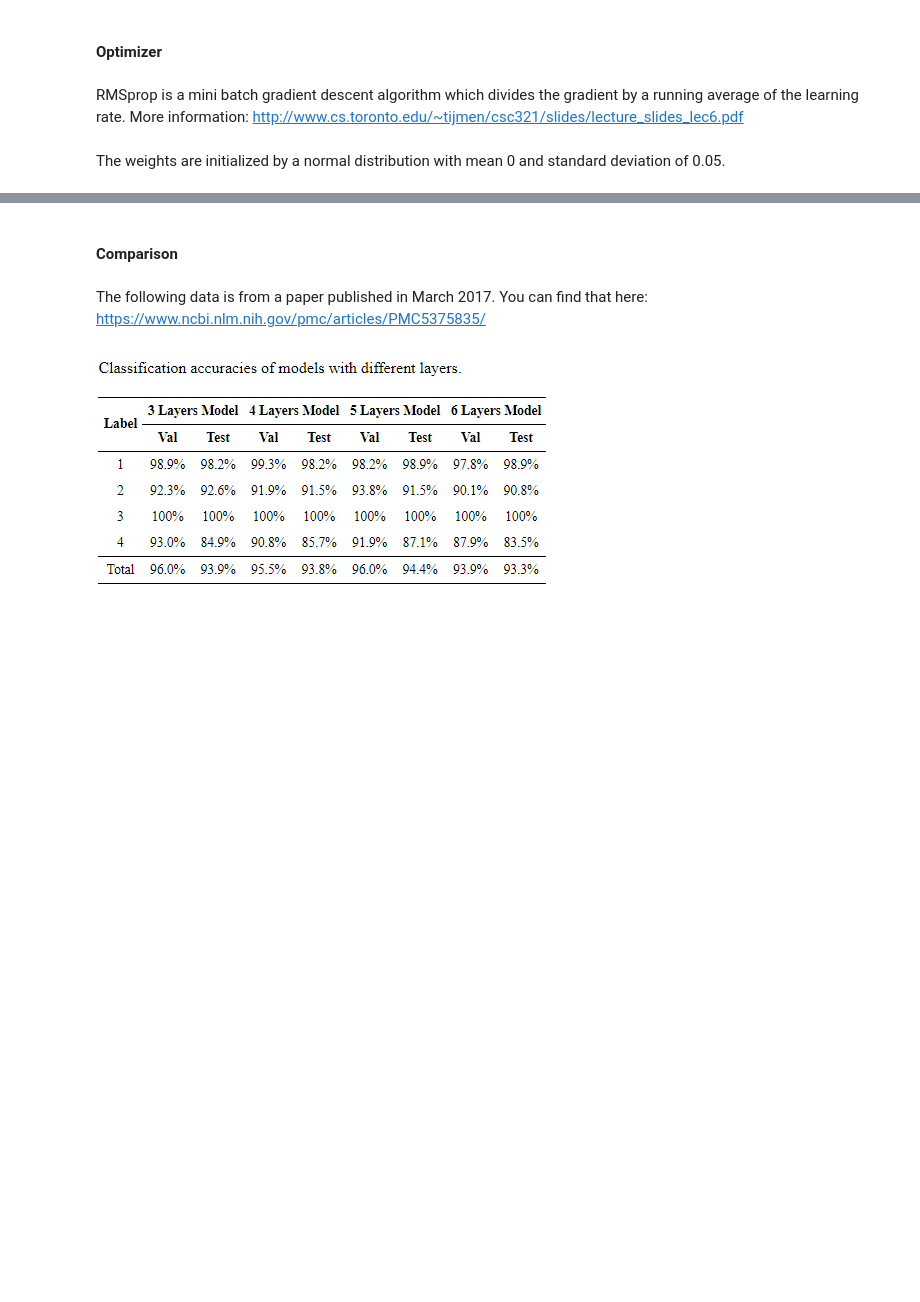
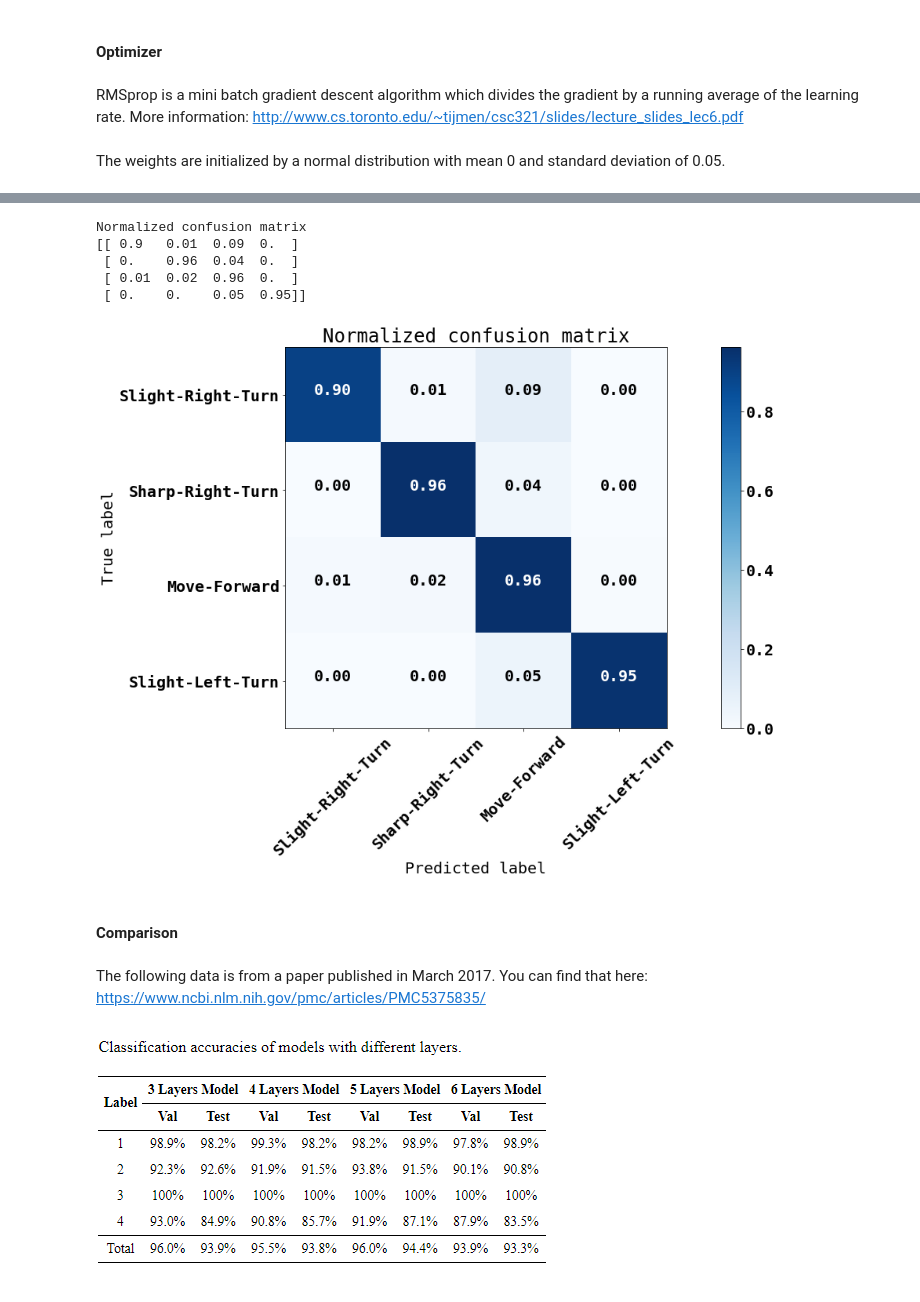
Before and after one commit to philippgrafendorfe/stackedautoencoders, a Jupyter notebook: ROBO_Autoencoder.ipynb, the cells around one changed output, grey strips where cells are left out. Saved outputs shown, nothing was run; the diff lists cells and outputs as text; code cells hidden in the pictures; blank space fills up the shorter version.

```diff
--- a/ROBO_Autoencoder.ipynb
+++ b/ROBO_Autoencoder.ipynb
@@ -198,3 +258,15 @@ plt.show()
+# %%
+# Plot normalized confusion matrix
+plt.figure(figsize=(20,10))
+plot_confusion_matrix(cnf_matrix, classes=class_names, normalize=True,
+                      title='Normalized confusion matrix')
+# %% [output]
+Normalized confusion matrix
+[[ 0.9   0.01  0.09  0.  ]
+ [ 0.    0.96  0.04  0.  ]
+ [ 0.01  0.02  0.96  0.  ]
+ [ 0.    0.    0.05  0.95]]
+[figure, added]
 # %% [markdown]
 #### Comparison
 # %% [markdown]
```
Also changed, not shown: parts of 22 cells of this notebook, 4 other files.
